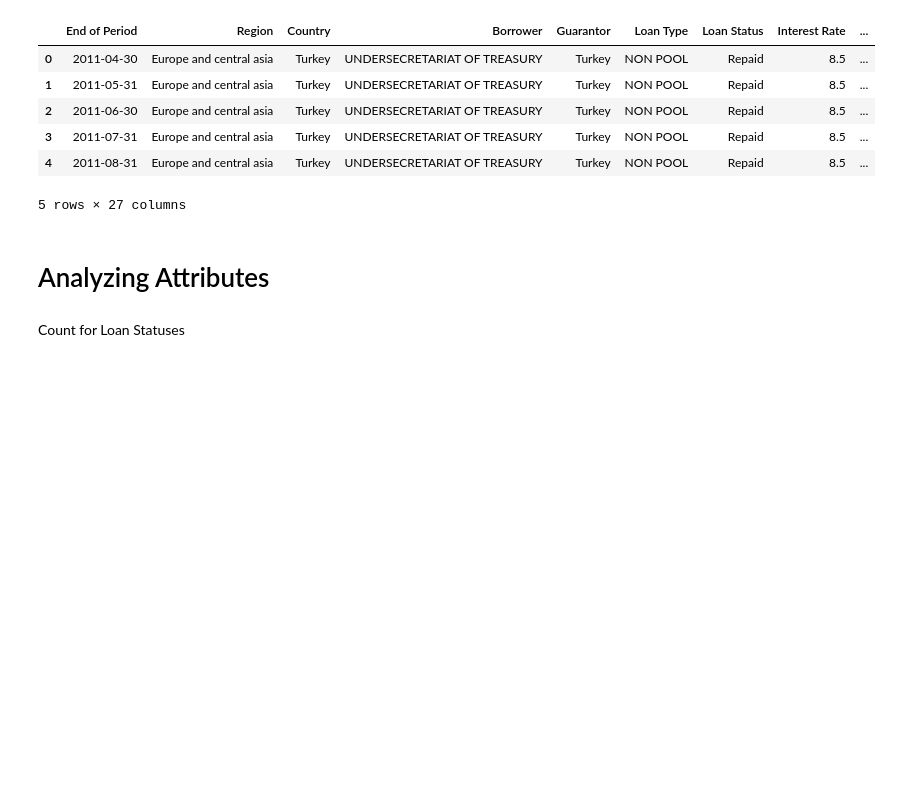
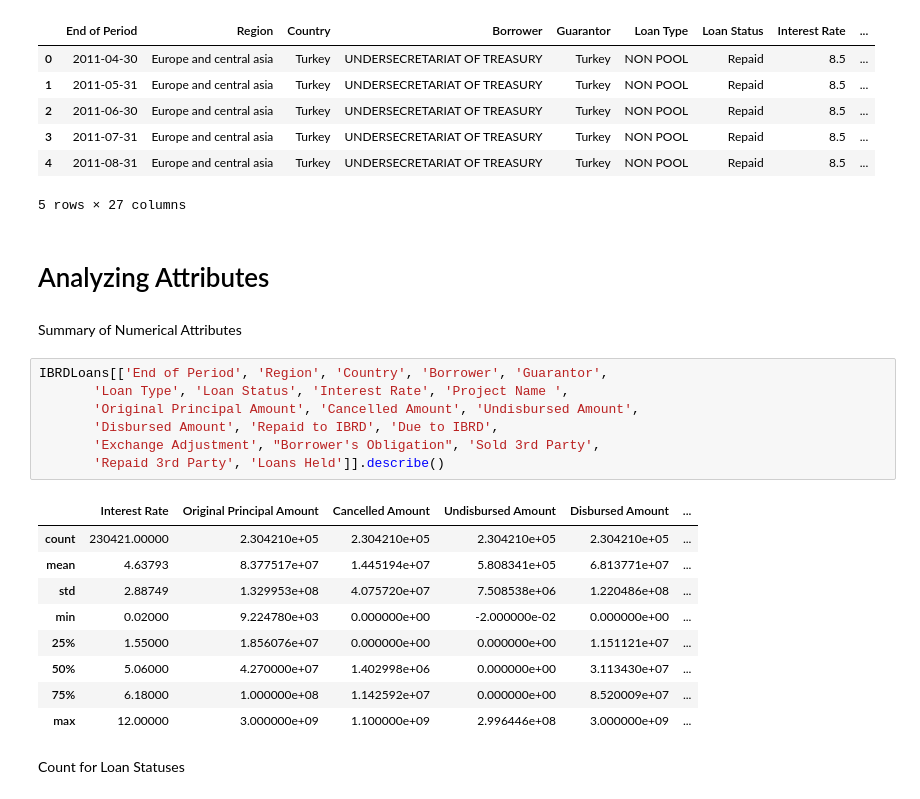
Before and after one commit to nataliay/Portfolio, a Jupyter notebook: IBRD Statement of Loans/IBRD Statement of Loans.ipynb, the cells around one changed output. Drawn from its saved outputs; the diff is of its cells as text; blank space fills up the shorter version.

```diff
--- a/IBRD Statement of Loans/IBRD Statement of Loans.ipynb
+++ b/IBRD Statement of Loans/IBRD Statement of Loans.ipynb
@@ -131,6 +131,25 @@ IBRDLoans.head()
 5 rows × 27 columns
 # %% [markdown]
 # Analyzing Attributes
+# %% [markdown]
+Summary of Numerical Attributes
+# %%
+IBRDLoans[['End of Period', 'Region', 'Country', 'Borrower', 'Guarantor',
+       'Loan Type', 'Loan Status', 'Interest Rate', 'Project Name ',
+       'Original Principal Amount', 'Cancelled Amount', 'Undisbursed Amount',
+       'Disbursed Amount', 'Repaid to IBRD', 'Due to IBRD',
+       'Exchange Adjustment', "Borrower's Obligation", 'Sold 3rd Party',
+       'Repaid 3rd Party', 'Loans Held']].describe()
+# %% [output]
+|  | Interest Rate | Original Principal Amount | Cancelled Amount | Undisbursed Amount | Disbursed Amount | ... |
+| count | 230421.00000 | 2.304210e+05 | 2.304210e+05 | 2.304210e+05 | 2.304210e+05 | ... |
+| mean | 4.63793 | 8.377517e+07 | 1.445194e+07 | 5.808341e+05 | 6.813771e+07 | ... |
+| std | 2.88749 | 1.329953e+08 | 4.075720e+07 | 7.508538e+06 | 1.220486e+08 | ... |
+| min | 0.02000 | 9.224780e+03 | 0.000000e+00 | -2.000000e-02 | 0.000000e+00 | ... |
+| 25% | 1.55000 | 1.856076e+07 | 0.000000e+00 | 0.000000e+00 | 1.151121e+07 | ... |
+| 50% | 5.06000 | 4.270000e+07 | 1.402998e+06 | 0.000000e+00 | 3.113430e+07 | ... |
+| 75% | 6.18000 | 1.000000e+08 | 1.142592e+07 | 0.000000e+00 | 8.520009e+07 | ... |
+| max | 12.00000 | 3.000000e+09 | 1.100000e+09 | 2.996446e+08 | 3.000000e+09 | ... |
 # %% [markdown]
 Count for Loan Statuses
 # %%
```
Also changed, not shown: parts of 7 cells of this notebook.
